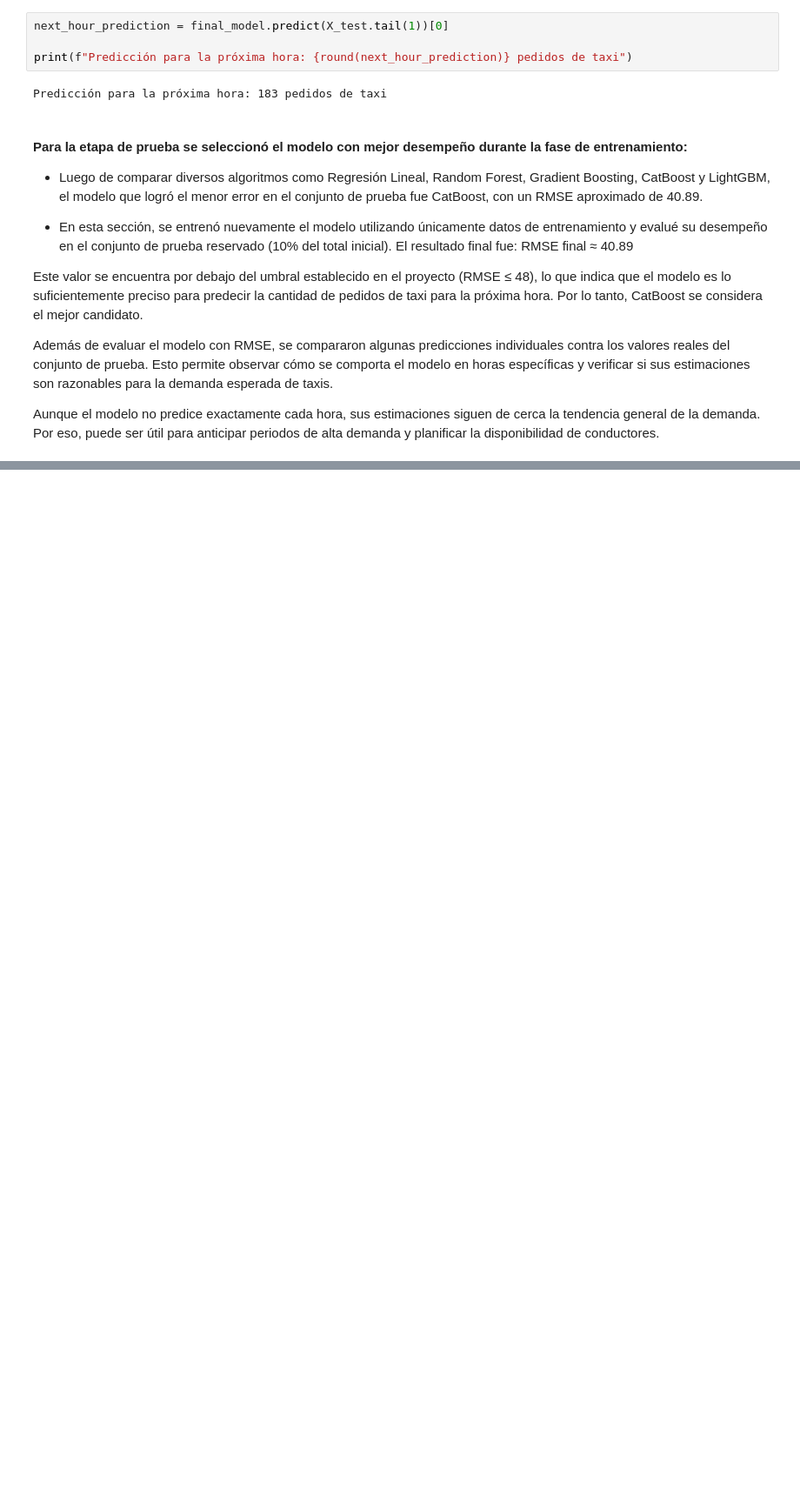
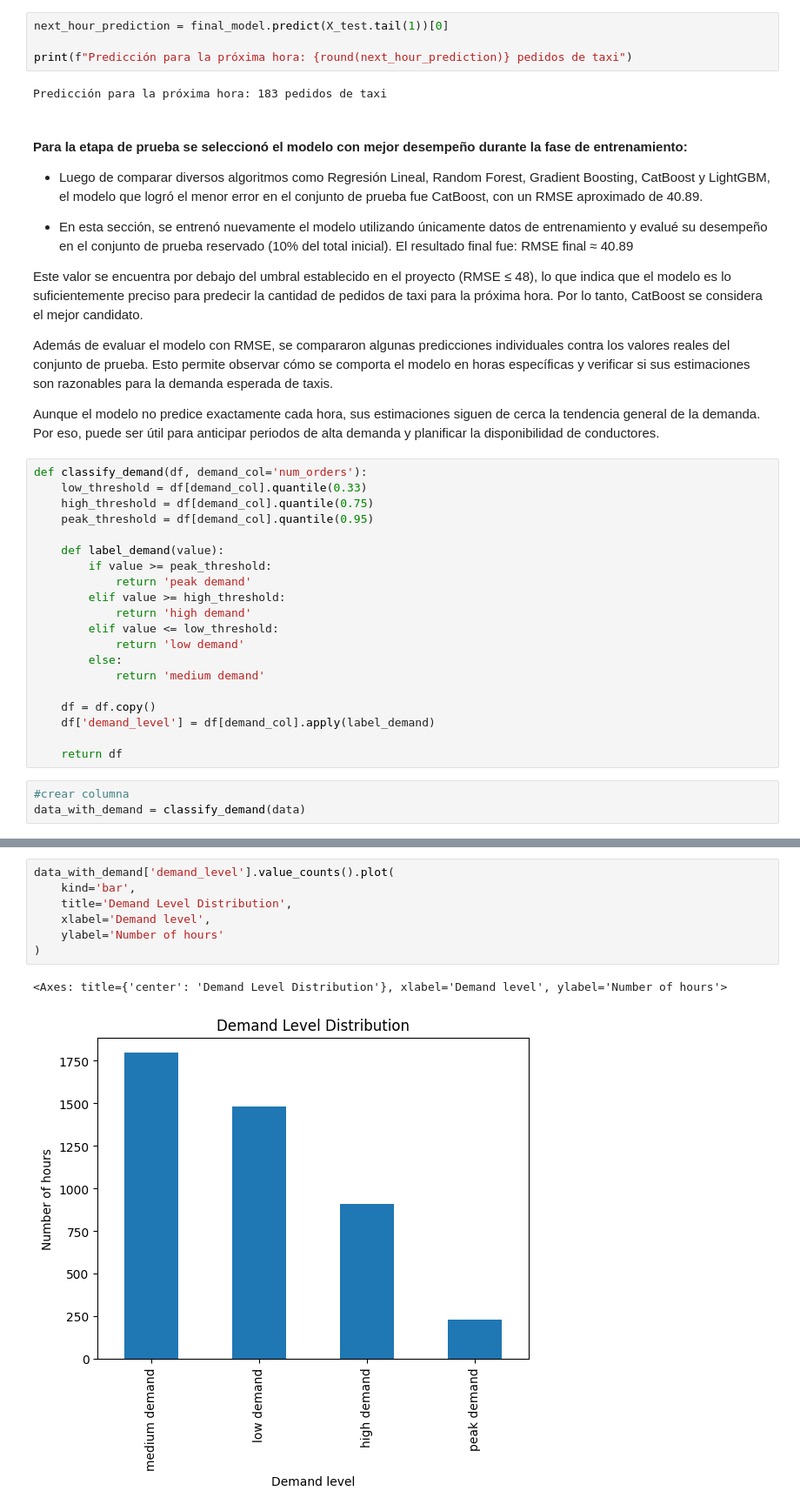
Before and after one commit to Lorena885/Airport-Taxi-Demand-Prediction-Model, a Jupyter notebook: notebook taxi demand.ipynb, the cells around one changed output, grey strips where cells are left out. Shown at 87% size. Saved outputs shown, nothing was run; the diff lists cells and outputs as text; blank space fills up the shorter version.

```diff
--- a/notebook taxi demand.ipynb
+++ b/notebook taxi demand.ipynb
@@ -497,3 +498,26 @@ próxima hora. Por lo tanto, CatBoost se considera el mejor candidato.
 Además de evaluar el modelo con RMSE, se compararon algunas predicciones individuales contra los valores reales del conjunto de prueba. Esto permite observar cómo se comporta el modelo en horas específicas y verificar si sus estimaciones son razonables para la demanda esperada de taxis.
 
 Aunque el modelo no predice exactamente cada hora, sus estimaciones siguen de cerca la tendencia general de la demanda. Por eso, puede ser útil para anticipar periodos de alta demanda y planificar la disponibilidad de conductores.
+# %%
+def classify_demand(df, demand_col='num_orders'):
+    low_threshold = df[demand_col].quantile(0.33)
+    high_threshold = df[demand_col].quantile(0.75)
+    peak_threshold = df[demand_col].quantile(0.95)
+
+    def label_demand(value):
+        if value >= peak_threshold:
+            return 'peak demand'
+        elif value >= high_threshold:
+            return 'high demand'
+        elif value <= low_threshold:
+            return 'low demand'
+        else:
+            return 'medium demand'
+
+    df = df.copy()
+    df['demand_level'] = df[demand_col].apply(label_demand)
+
+    return df
+# %%
+#crear columna
+data_with_demand = classify_demand(data)
@@ -499,0 +545,10 @@ Aunque el modelo no predice exactamente cada hora, sus estimaciones siguen de ce
+# %%
+data_with_demand['demand_level'].value_counts().plot(
+    kind='bar',
+    title='Demand Level Distribution',
+    xlabel='Demand level',
+    ylabel='Number of hours'
+)
+# %% [output]
+<Axes: title={'center': 'Demand Level Distribution'}, xlabel='Demand level', ylabel='Number of hours'>
+[figure, added]
```
Also changed, not shown: parts of 8 cells of this notebook, 4 other files.
